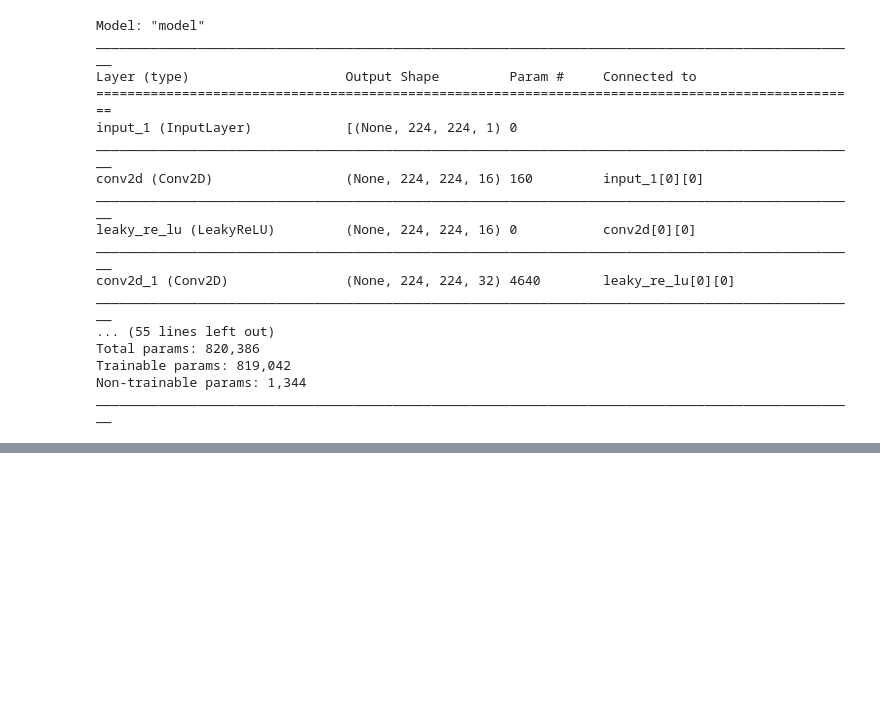
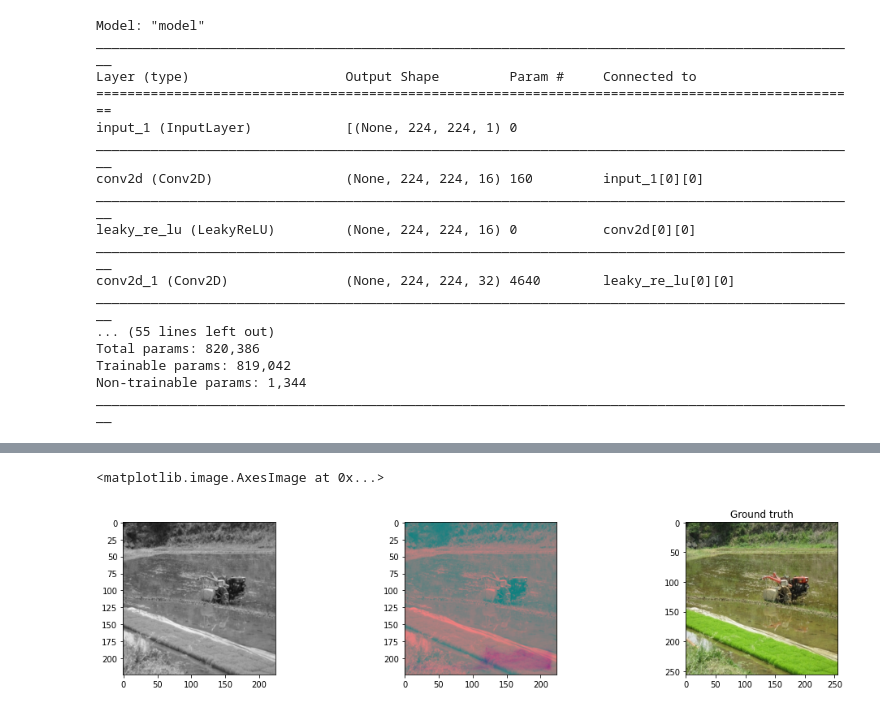
Before and after one commit to RohitJam/ImmageColoring, a Jupyter notebook: Image_coloring_Provision.ipynb, the cells around one changed output, grey strips where cells are left out. Drawn from its saved outputs; the diff is of its cells as text; code cells hidden in the pictures; blank space fills up the shorter version.

```diff
--- a/Image_coloring_Provision.ipynb
+++ b/Image_coloring_Provision.ipynb
@@ -210,3 +218,27 @@ image_for_test = ExtractTestInput(ImagePath)
 Prediction_1 = Model_Colourization.predict(image_for_test)
 Prediction_1 = Prediction_1*128
 Prediction_1=Prediction_1.reshape(224,224,2)
+# %%
+plt.figure(figsize=(30,20))
+plt.subplot(5,5,1)
+img = cv2.imread(TestImagePath+"014869cc7b561871453bf5e813cff812.jpg")
+img_1 = cv2.cvtColor(img,cv2.COLOR_BGR2RGB)
+img = cv2.cvtColor(img_1, cv2.COLOR_RGB2GRAY)
+img = cv2.cvtColor(img, cv2.COLOR_GRAY2RGB)
+img = cv2.resize(img, (224, 224))
+plt.imshow(img)
+
+plt.subplot(5,5,1+1)
+img_ = cv2.cvtColor(img, cv2.COLOR_RGB2Lab)
+img_[:,:,1:] = Prediction
+plt.imshow(img_)
+# img_ = cv2.cvtColor(img_, cv2.COLOR_Lab2BGR)
+# plt.title("Predicted Image")
+# plt.imshow(img_)
+
+plt.subplot(5,5,1+2)
+plt.title("Ground truth")
+plt.imshow(img_1)
+# %% [output]
+<matplotlib.image.AxesImage at 0x...>
+[figure, added]
```
Also changed, not shown: parts of 9 cells of this notebook.
